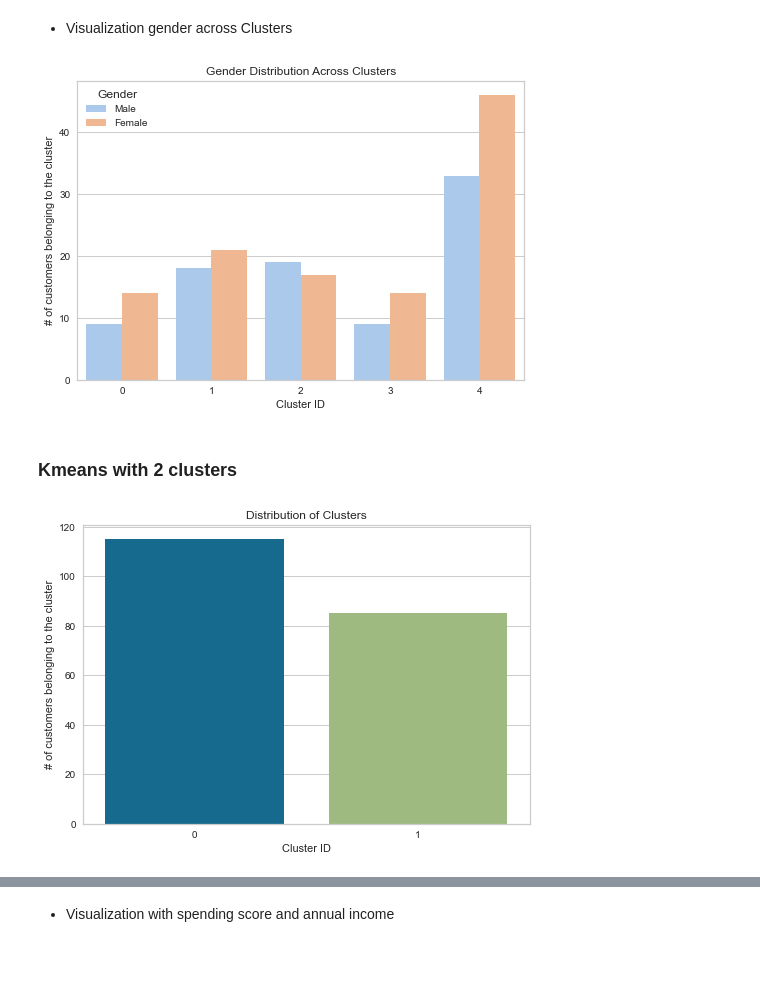
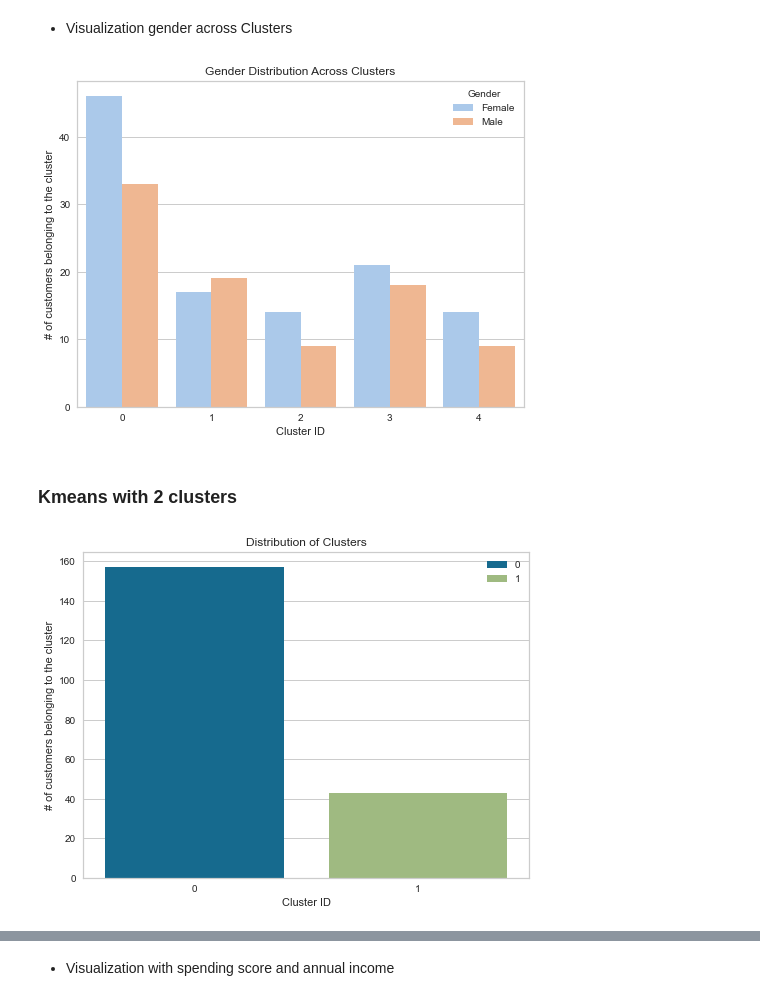
Before and after one commit to shaq31415926/March-Bootcamp, a Jupyter notebook: week8/02_2_Unsupervised_Learning_Clustering_MallCustomer.ipynb, the cells around one changed output, grey strips where cells are left out. Drawn from its saved outputs; the diff is of its cells as text; code cells hidden in the pictures; blank space fills up the shorter version.

```diff
--- a/week8/02_2_Unsupervised_Learning_Clustering_MallCustomer.ipynb
+++ b/week8/02_2_Unsupervised_Learning_Clustering_MallCustomer.ipynb
@@ -144,7 +155,7 @@ plt.show()
 # %% [markdown]
 - Sillouette plot of a model with 2 clusters
 # %%
-silh = SilhouetteVisualizer(KMeans(2, random_state = 0))
+silh = SilhouetteVisualizer(KMeans(n_clusters = 2, init='k-means++', n_init = 'auto', random_state = 1))
 silh.fit(df_modified)
 silh.poof()
 print("# of clusters:", silh.n_clusters_)
@@ -156,7 +167,7 @@ Silhouette score 0.29307334005502633
 # %% [markdown]
 - Sillouette plot of a model with 4 clusters
 # %%
-silh = SilhouetteVisualizer(KMeans(4, random_state = 0))
+silh = SilhouetteVisualizer(KMeans(n_clusters = 4, init='k-means++', n_init = 'auto', random_state = 1))
 silh.fit(df_modified)
 silh.poof()
 print("# of clusters:", silh.n_clusters_)
@@ -168,7 +179,7 @@ Silhouette score 0.4052954330641215
 # %% [markdown]
 - Sillouette plot of a model with 5 cluster
 # %%
-silh = SilhouetteVisualizer(KMeans(5, random_state = 0))
+silh = SilhouetteVisualizer(KMeans(n_clusters = 5, init='k-means++', n_init = 'auto', random_state = 1))
 silh.fit(df_modified)
 silh.poof()
 print("# of clusters:", silh.n_clusters_)
@@ -178,7 +189,7 @@ print("Silhouette score", silh.silhouette_score_)
 # of clusters: 5
 Silhouette score 0.4440669204743008
 # %%
-silh = SilhouetteVisualizer(KMeans(6, random_state = 0))
+silh = SilhouetteVisualizer(KMeans(n_clusters = 6, init='k-means++', n_init = 'auto', random_state = 1))
 silh.fit(df_modified)
 silh.poof()
 print("# of clusters:", silh.n_clusters_)
@@ -254,32 +270,35 @@ plt.show()
 # %% [markdown]
 - Visualization gender across Clusters
 # %%
+# Visualization
+plt.figure(figsize=(8,6))
 sns.countplot(data = df_clusters, hue = 'Gender', x = 'clusters',palette='pastel')
 plt.title('Gender Distribution Across Clusters')
 plt.xlabel('Cluster ID')
 plt.ylabel('# of customers belonging to the cluster')
 plt.show()
 # %% [output]
-[figure, old version]
+[figure, new version]
 # %% [markdown]
 ### Kmeans with 2 clusters
 # %%
 n_clusters = 2
 
 # defining the kmeans function with initialization as k-means++
-kmeans = KMeans(n_clusters = n_clusters)
+kmeans = KMeans(n_clusters = n_clusters, init='k-means++', n_init = 'auto', random_state = 1)
 
 # fitting the k means algorithm and Make clusters
 kmeans_clusters = kmeans.fit_predict(df_modified)
 
 # Visualize the partiting of each cluster
-sns.countplot(x = kmeans_clusters)
+plt.figure(figsize=(8,6))
+sns.countplot(x = kmeans_clusters, hue = kmeans_clusters)
 plt.title('Distribution of Clusters')
 plt.xlabel('Cluster ID')
 plt.ylabel('# of customers belonging to the cluster')
 plt.show()
 # %% [output]
-[figure, old version]
+[figure, new version]
 # %%
 clusters_ = pd.DataFrame(kmeans_clusters).rename(columns = {0: "clusters"}) # convert to df
 # concat the predicted clusters to original data set
```
Also changed, not shown: parts of 30 cells of this notebook.
